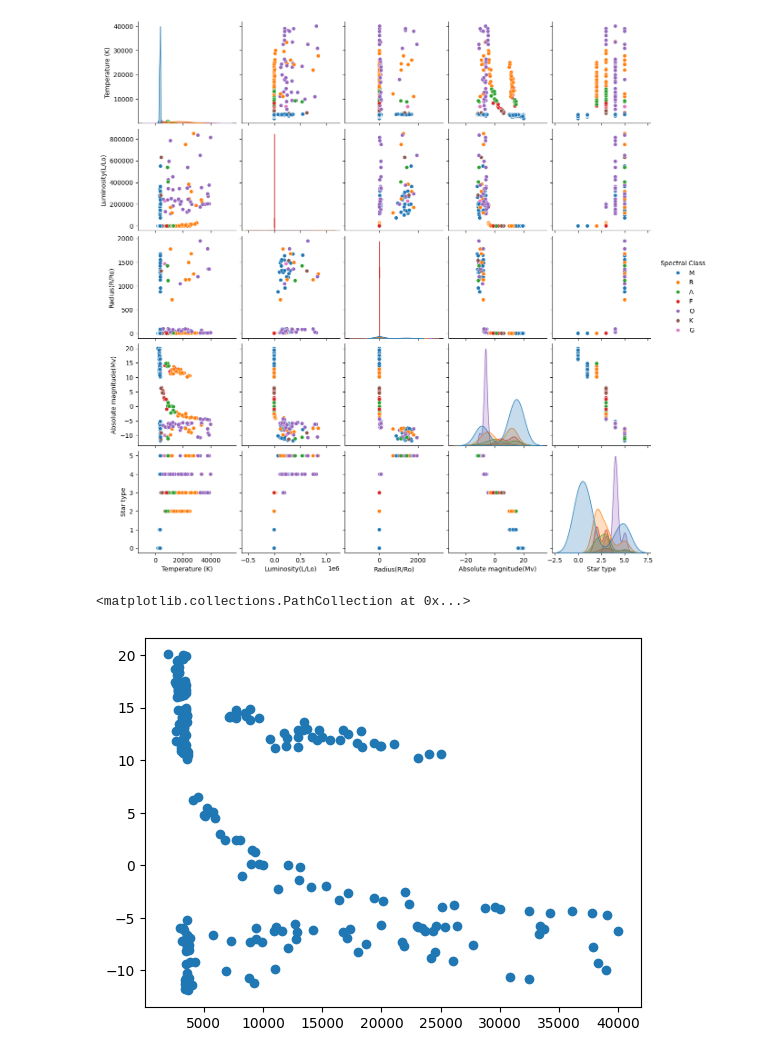
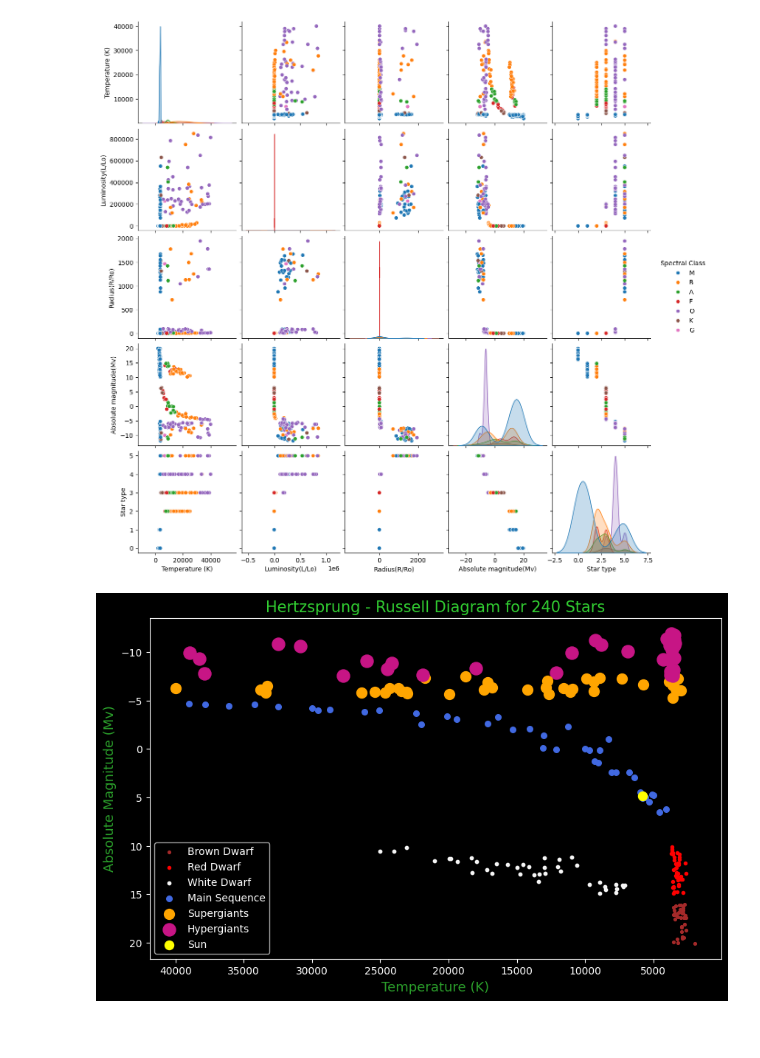
Before and after one commit to Shenr0n/astro-data-analysis, a Jupyter notebook: Astronomical_Data_Analysis.ipynb, the cells around one changed output. Drawn from its saved outputs; the diff is of its cells as text; code cells hidden in the pictures; blank space fills up the shorter version.

Commit message:
Astronomical tabular data analysis

```diff
--- a/Astronomical_Data_Analysis.ipynb
+++ b/Astronomical_Data_Analysis.ipynb
@@ -163,13 +168,61 @@ plt.savefig(base_dir+'pairplot.png')
 plt.show()
 # %% [output]
 [figure]
-# %%
-#HR diagram for Temperature vs Absolute Magnitude
-
-temperature = stars_df['Temperature (K)'].values
-abs_magnitude = stars_df['Absolute magnitude(Mv)'].values
-plt.scatter(temperature, abs_magnitude)
-#print(temperature)
-# %% [output]
-<matplotlib.collections.PathCollection at 0x...>
-[figure, removed]
+# %%
+# HR diagram for Temperature vs Absolute Magnitude
+star_type = stars_df['Star type'].values
+temperature = stars_df['Temperature (K)'].values
+abs_magnitude = stars_df['Absolute magnitude(Mv)'].values
+star_types = {
+    0: {'label': 'Brown Dwarf', 'color': 'brown', 'size': 30, 'marker': '.'},
+    1: {'label': 'Red Dwarf', 'color': 'red', 'size': 35, 'marker': '.'},
+    2: {'label': 'White Dwarf', 'color': 'whitesmoke', 'size': 40, 'marker': '.'},
+    3: {'label': 'Main Sequence', 'color': 'royalblue', 'size': 30, 'marker': 'o'},
+    4: {'label': 'Supergiants', 'color': 'orange', 'size': 100, 'marker': 'o'},
+    5: {'label': 'Hypergiants', 'color': 'mediumvioletred', 'size': 150, 'marker': 'o'}
+}
+# %%
+plt.style.use('dark_background')
+
+plt.figure(figsize=(10,6))
+axes = []
+labels = set()
+
+# For every star in the data, get its properties with its star_type
+for i in range(len(star_type)):
+  properties = star_types[star_type[i]]
+
+# If label isn't in set labels, create the axis and add it to the axes list. Add the label to the labels set.
+  if properties['label'] not in labels:
+    ax = plt.scatter(temperature[i],abs_magnitude[i],s=properties['size'],c=properties['color'],marker=properties['marker'],label=properties['label'])
+
+    axes.append(ax)
+    labels.add(properties['label'])
+
+  else:
+    plt.scatter(temperature[i],abs_magnitude[i],s=properties['size'],c=properties['color'],marker=properties['marker'],label=properties['label'])
+
+
+#Data for sun
+ax_sun = plt.scatter(5778, 4.83, s=75, c="yellow", marker='o', label="Sun")
+axes.append(ax_sun)
+labels.add("Sun")
+
+# Title
+plt.title(f"Hertzsprung - Russell Diagram for {len(star_type)} Stars", fontsize=15, color='limegreen')
+
+# Labels
+plt.ylabel("Absolute Magnitude (Mv)", fontsize=13, color='tab:green')
+plt.xlabel("Temperature (K)", fontsize=13, color='tab:green')
+
+# Displaying the type of star
+plt.legend(handles=axes)
+
+# Get current axis
+plt.gca().invert_xaxis()
+plt.gca().invert_yaxis()
+
+plt.savefig(base_dir+'hr_diagram.png')
+plt.show()
+# %% [output]
+[figure, added]
```
Also changed, not shown: parts of 10 cells of this notebook.
